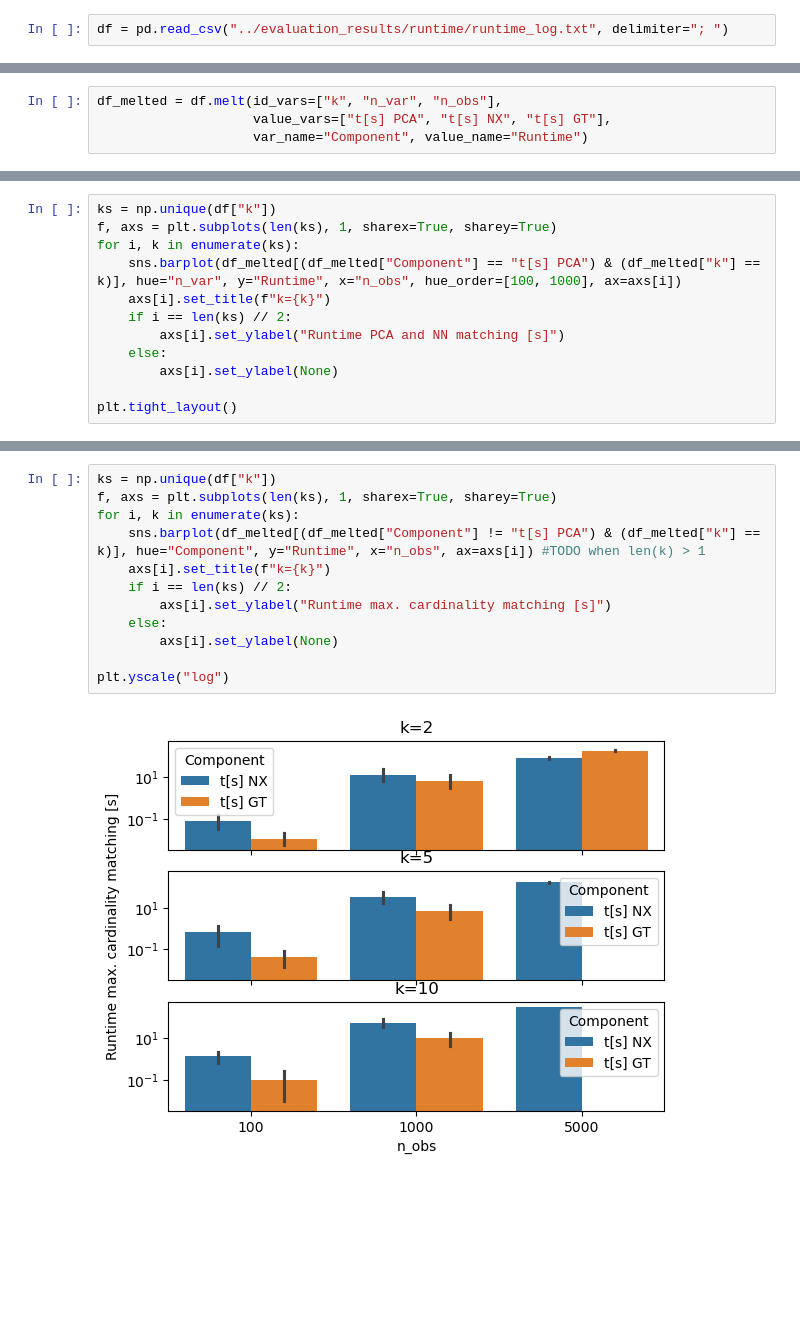
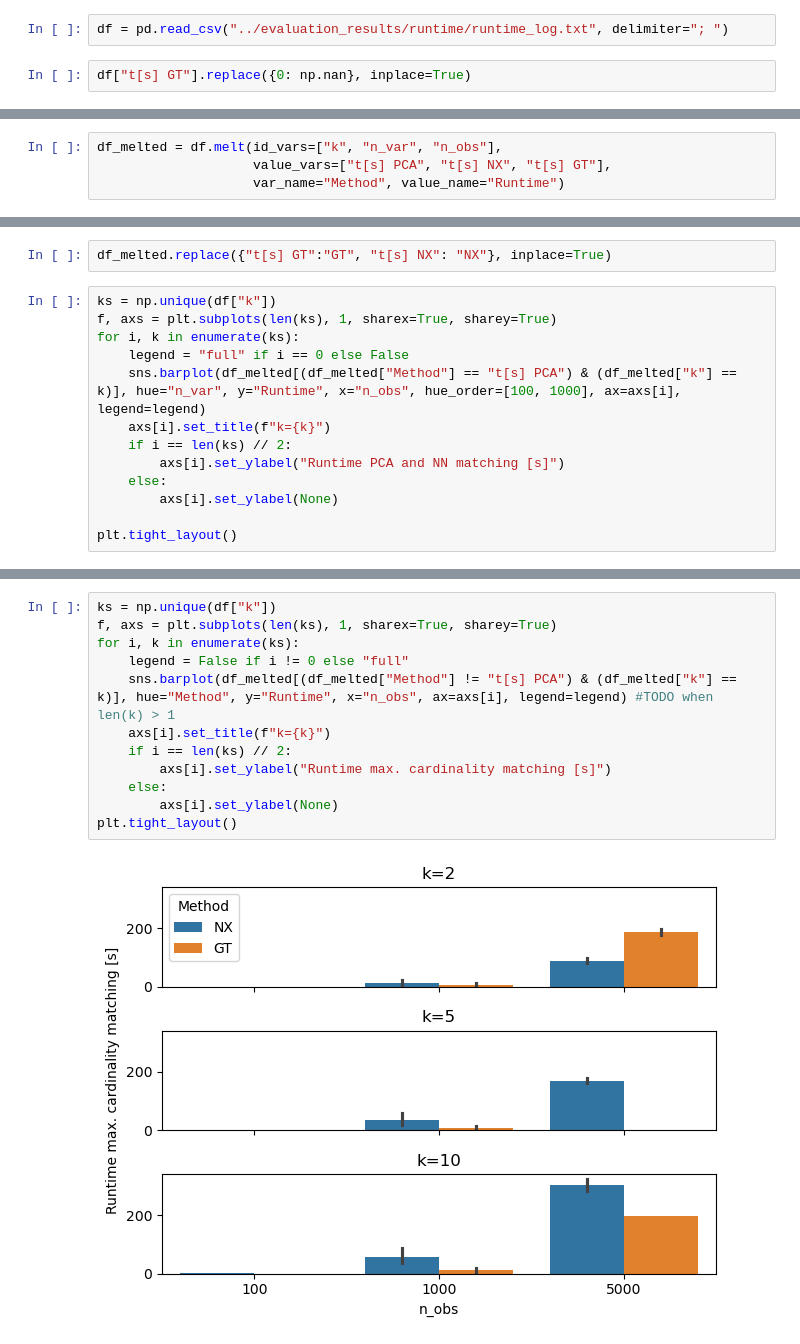
Before and after one commit to bionetslab/scXMatch_paper, a Jupyter notebook: notebooks/runtime_plots.ipynb, the cells around one changed output, grey strips where cells are left out. Drawn from its saved outputs; the diff is of its cells as text; blank space fills up the shorter version.

```diff
--- a/notebooks/runtime_plots.ipynb
+++ b/notebooks/runtime_plots.ipynb
@@ -5,3 +5,5 @@ import numpy as np
 import matplotlib.pyplot as plt
 # %%
 df = pd.read_csv("../evaluation_results/runtime/runtime_log.txt", delimiter="; ")
+# %%
+df["t[s] GT"].replace({0: np.nan}, inplace=True)
@@ -28,4 +37,4 @@ df.sort_values(["k", "n_obs", "n_var"])
 # %%
 df_melted = df.melt(id_vars=["k", "n_var", "n_obs"],
                     value_vars=["t[s] PCA", "t[s] NX", "t[s] GT"],
-                    var_name="Component", value_name="Runtime")
+                    var_name="Method", value_name="Runtime")
@@ -64,8 +41,11 @@ df_melted
+# %%
+df_melted.replace({"t[s] GT":"GT", "t[s] NX": "NX"}, inplace=True)
 # %%
 ks = np.unique(df["k"])
 f, axs = plt.subplots(len(ks), 1, sharex=True, sharey=True)
 for i, k in enumerate(ks):
-    sns.barplot(df_melted[(df_melted["Component"] == "t[s] PCA") & (df_melted["k"] == k)], hue="n_var", y="Runtime", x="n_obs", hue_order=[100, 1000], ax=axs[i])
+    legend = "full" if i == 0 else False
+    sns.barplot(df_melted[(df_melted["Method"] == "t[s] PCA") & (df_melted["k"] == k)], hue="n_var", y="Runtime", x="n_obs", hue_order=[100, 1000], ax=axs[i], legend=legend)
     axs[i].set_title(f"k={k}")
     if i == len(ks) // 2:
         axs[i].set_ylabel("Runtime PCA and NN matching [s]")
@@ -78,14 +58,14 @@ plt.tight_layout()
 # %%
 ks = np.unique(df["k"])
 f, axs = plt.subplots(len(ks), 1, sharex=True, sharey=True)
 for i, k in enumerate(ks):
-    sns.barplot(df_melted[(df_melted["Component"] != "t[s] PCA") & (df_melted["k"] == k)], hue="Component", y="Runtime", x="n_obs", ax=axs[i]) #TODO when len(k) > 1
+    legend = False if i != 0 else "full"
+    sns.barplot(df_melted[(df_melted["Method"] != "t[s] PCA") & (df_melted["k"] == k)], hue="Method", y="Runtime", x="n_obs", ax=axs[i], legend=legend) #TODO when len(k) > 1
     axs[i].set_title(f"k={k}")
     if i == len(ks) // 2:
         axs[i].set_ylabel("Runtime max. cardinality matching [s]")
     else:
         axs[i].set_ylabel(None)
-
-plt.yscale("log")
+plt.tight_layout()
 # %% [output]
-[figure, old version]
+[figure, new version]
```
Also changed, not shown: parts of 5 cells of this notebook, 27 other files.
